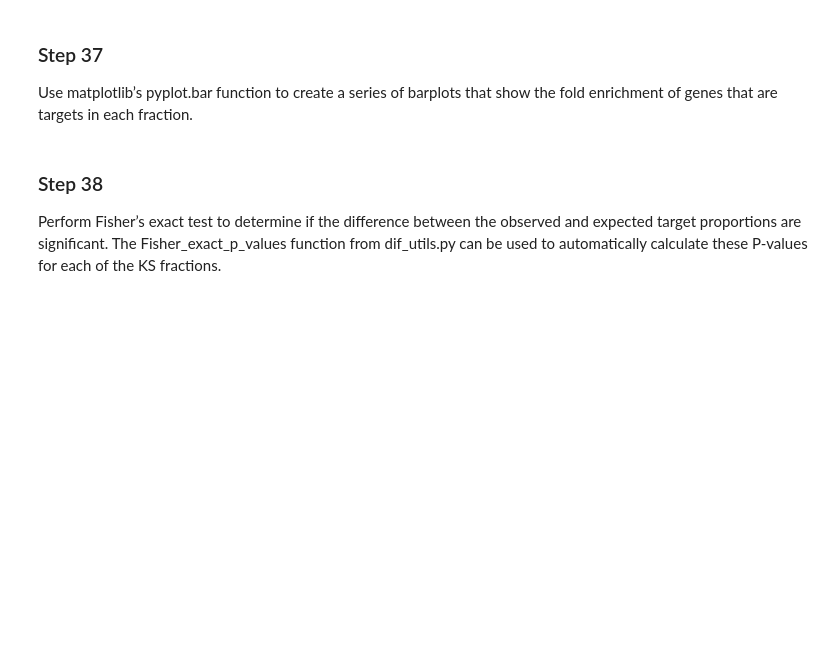
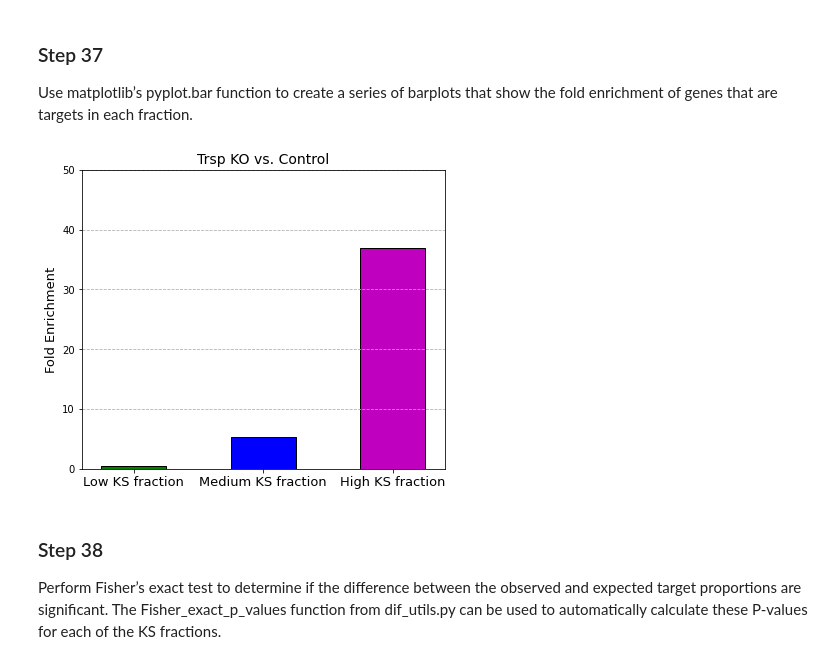
Before and after one commit to greenblattlab/Analysis_Of_Ribosome_Pausing, a Jupyter notebook: example_analysis_notebooks/differential_analysis.ipynb, the cells around one changed output. Saved outputs shown, nothing was run; the diff lists cells and outputs as text; code cells hidden in the pictures; blank space fills up the shorter version.

```diff
--- a/example_analysis_notebooks/differential_analysis.ipynb
+++ b/example_analysis_notebooks/differential_analysis.ipynb
@@ -124,18 +113,20 @@ enrich_dmel, sections_dmel = dif.determine_enrichment(targets, non_targets, uppe
 ### Step 37
 Use matplotlib’s pyplot.bar function to create a series of barplots that show the fold enrichment of genes that are targets in each fraction.
 # %%
-# Create a bar plot that shows the proportion of genes which are Fmr1 targets in each KS fraction.
 figure(figsize = (6.5,5.5))
 plt.bar([1,2,3],enrich_dmel, width = 0.5,
         tick_label = ["Low KS fraction","Medium KS fraction","High KS fraction"],
        color = ["g", 'b', 'm'], edgecolor = 'black')
 plt.xticks(fontsize = 13)
 plt.xlim(0.6,3.4)
 plt.ylim(0, 50)
 plt.ylabel("Fold Enrichment", fontsize = 13)
-plt.title("Fmr1 RNAi vs Control (Drosophila ovary)", fontsize = 14)
+plt.title("Trsp KO vs. Control", fontsize = 14)
 axes = plt.gca()
 axes.yaxis.grid(linestyle = "--")
+plt.savefig(image_path + 'enrichment.pdf')
+# %% [output]
+[figure, added]
 # %% [markdown]
 ### Step 38
 Perform Fisher’s exact test to determine if the difference between the observed and expected target proportions are significant. The Fisher_exact_p_values function from dif_utils.py can be used to automatically calculate these P-values for each of the KS fractions.
```
Also changed, not shown: parts of 13 cells of this notebook, 5 other files.
